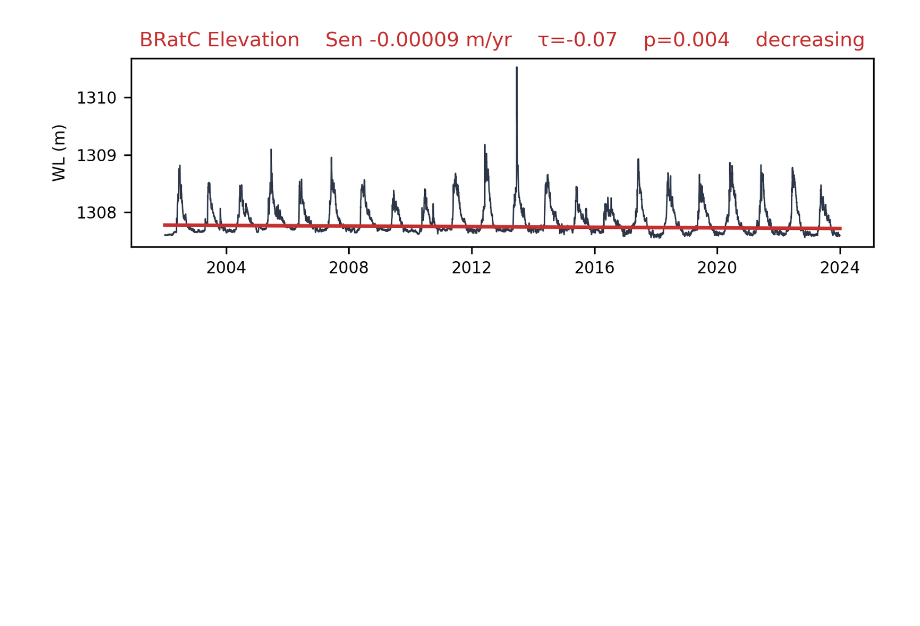
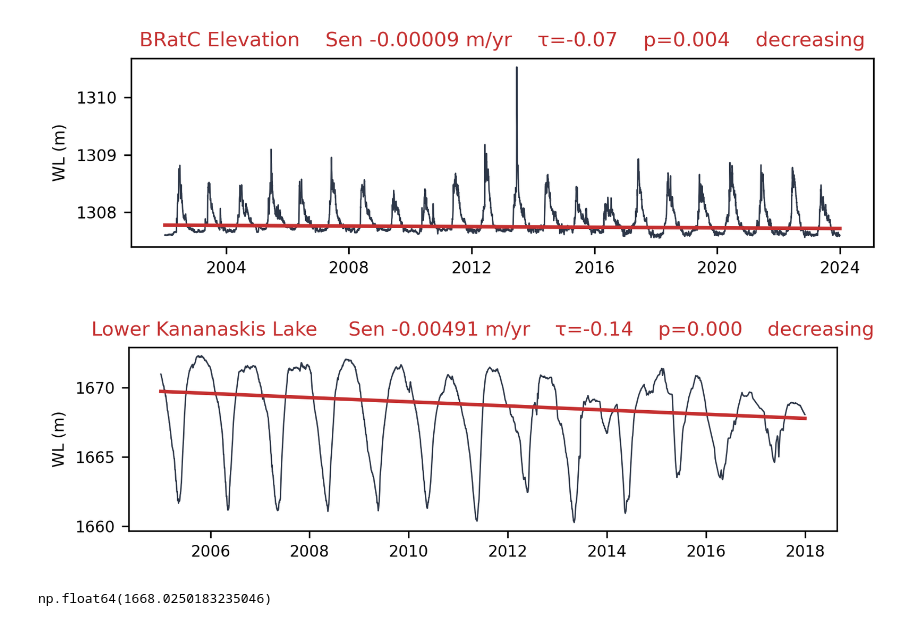
Before and after one commit to 2spi/groundwater, a Jupyter notebook: notebooks/bow_valley/03_trend.ipynb, the cells around one changed output. Cells and saved outputs as stored; diff of their text form; code cells hidden in the pictures; blank space fills up the shorter version.

```diff
--- a/notebooks/bow_valley/03_trend.ipynb
+++ b/notebooks/bow_valley/03_trend.ipynb
@@ -192,3 +195,36 @@ plt.show()
 plt.close(fig)
 # %% [output]
 [figure]
+# %%
+lkl = lkl.loc['2005':]
+# %%
+r = mk.correlated_seasonal_test(lkl.values, period=12)
+
+tnum = np.arange(len(lkl))                          # month counter for the line
+tmed = np.median(tnum)
+
+slope_mo = r.slope / 12       # back to per-month for plotting
+ymed = lkl.median()
+line = ymed + slope_mo * (tnum - tmed)         # Sen line through the median point
+
+v = r.trend
+fig, ax = plt.subplots(figsize=(6, 2), dpi=300)
+ax.plot(lkl.index, lkl, lw=0.7, color="#2d3748")
+ax.plot(lkl.index, line, lw=1.8, color=vcolor[v])
+
+ax.set_title(
+    f"Lower Kananaskis Lake     Sen {r.slope:+.5f} m/yr    "
+    f"τ={r.Tau:+.2f}    p={r.p:.3f}    {v}",
+    fontsize=10, color=vcolor[v])
+ax.set_ylabel("WL (m)", fontsize=8)
+ax.tick_params(labelsize=8)
+
+fig.tight_layout()
+plt.show()
+plt.close(fig)
+# %% [output]
+[figure, added]
+# %%
+lkl.mean()
+# %% [output]
+np.float64(1668.0250183235046)
```
Also changed, not shown: parts of 11 cells of this notebook, 18 other files.
